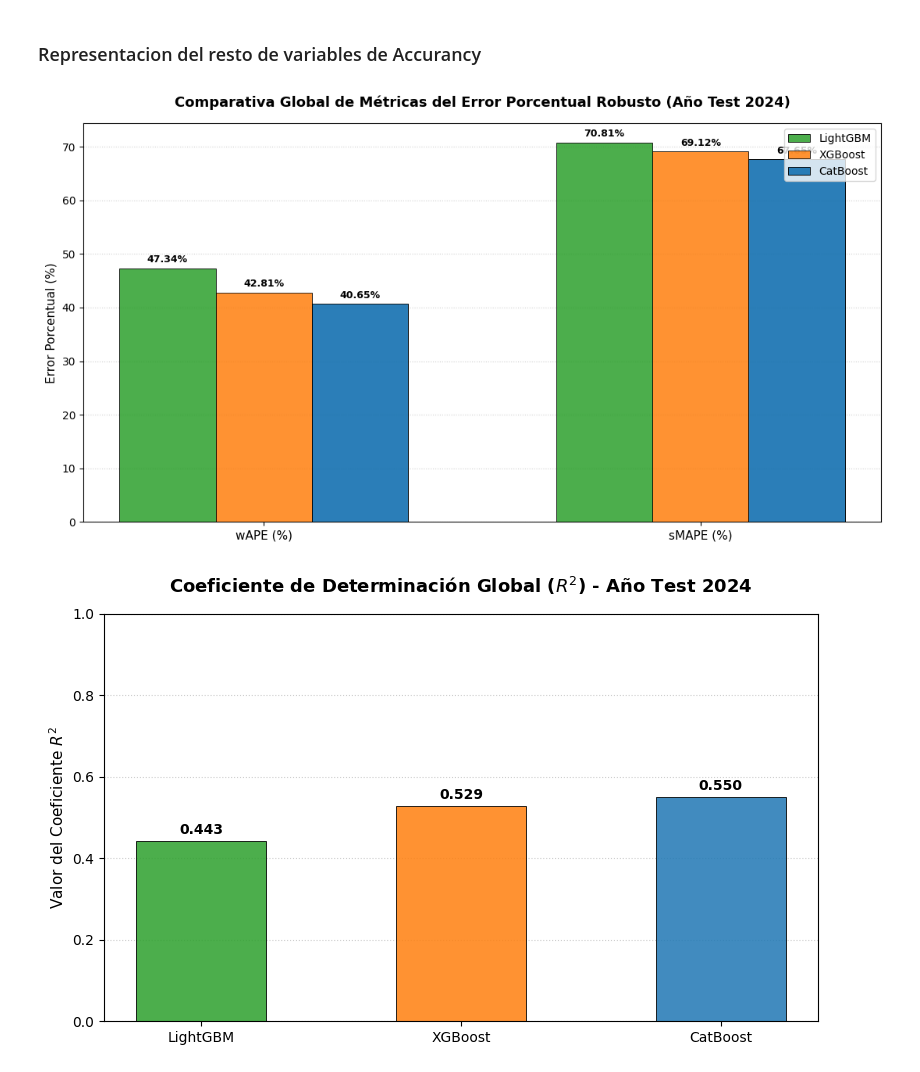
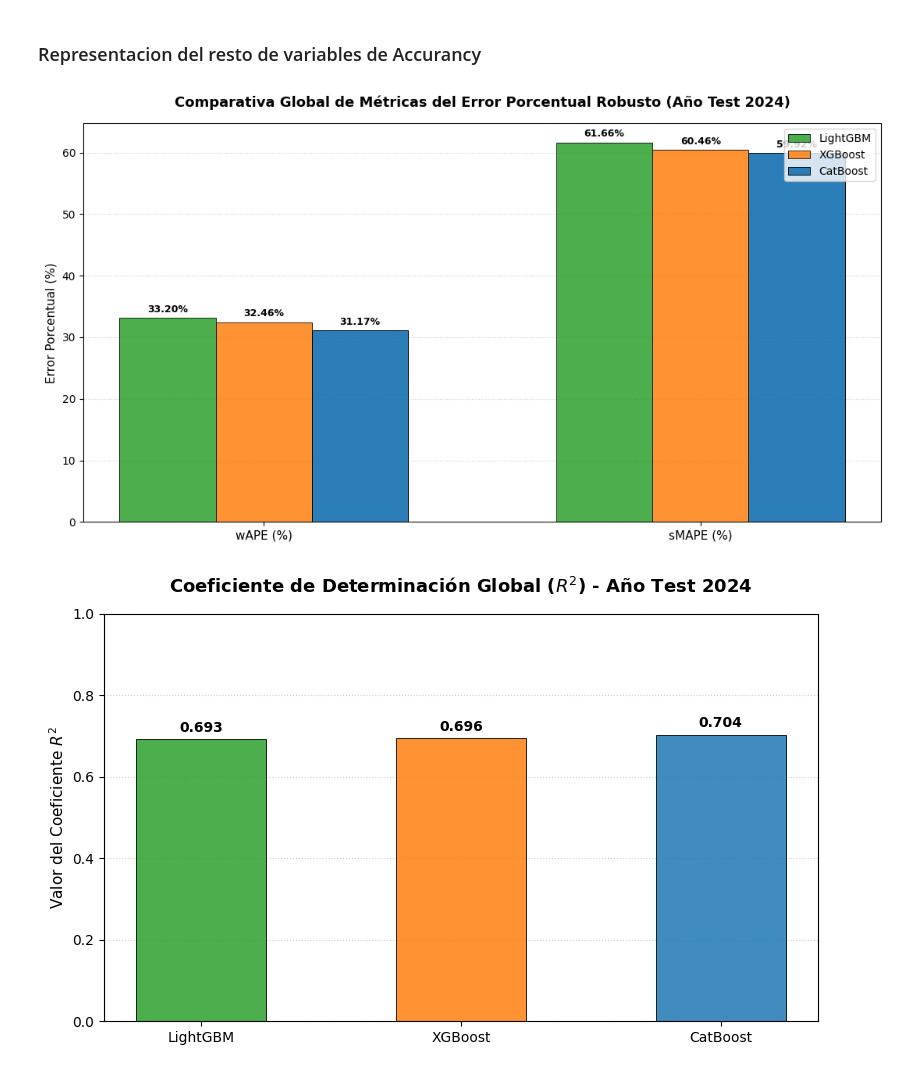
Before and after one commit to JaimeSa03/TFG_Model_Predictor, a Jupyter notebook: Experimentos/Metodos_Ensamblados/Experimento_1.ipynb, the cells around one changed output. Saved outputs shown, nothing was run; the diff lists cells and outputs as text; code cells hidden in the pictures.

```diff
--- a/Experimentos/Metodos_Ensamblados/Experimento_1.ipynb
+++ b/Experimentos/Metodos_Ensamblados/Experimento_1.ipynb
@@ -758,7 +790,7 @@ import pandas as pd
 # =======================================================================================
 
 # 1. Cargar el dataframe resumen generado en el paso anterior
-df_resumen = pd.read_csv('resumen_metricas_globales_completas_2024.csv')
+df_resumen = pd.read_csv('resumen_metricas_globales_2024.csv')
 
 # Configuramos los modelos como índice para facilitar el gráfico
 df_resumen.set_index('Modelo', inplace=True)
@@ -807,32 +839,32 @@ plt.show()
 # ---------------------------------------------------------------------------------------
 # GRÁFICA B: COMPORTAMIENTO DEL R² (BONDAD DE AJUSTE GLOBAL)
 # ---------------------------------------------------------------------------------------
 plt.figure(figsize=(8, 5))
 
 modelos_nombres = df_resumen.index
 r2_valores = df_resumen['R²']
 
 barras_r2 = plt.bar(modelos_nombres, r2_valores, color=colores_modelos, alpha=0.85, edgecolor='black', linewidth=0.7, width=0.5)
 
 # Formato académico para el R2
 plt.title('Coeficiente de Determinación Global ($R^2$) - Año Test 2024', fontsize=13, fontweight='bold', pad=15)
 plt.ylabel('Valor del Coeficiente $R^2$', fontsize=11)
 plt.ylim(0, 1.0) # El R2 ideal es 1.0
 plt.grid(axis='y', linestyle=':', alpha=0.6)
 plt.gca().set_axisbelow(True)
 
 # Añadir el valor exacto encima de cada barra
 for bar in barras_r2:
     height = bar.get_height()
     plt.annotate(f'{height:.3f}',
                 xy=(bar.get_x() + bar.get_width() / 2, height),
                 xytext=(0, 3),
                 textcoords="offset points",
                 ha='center', va='bottom', fontsize=10, fontweight='bold')
 
 plt.tight_layout()
 plt.savefig('grafico_comparativa_r2_global_2024.png', dpi=300)
 plt.show()
 # %% [output]
-[figure, old version]
+[figure, new version]
-[figure, old version]
+[figure, new version]
```
Also changed, not shown: parts of 7 cells of this notebook, 15 other files.
